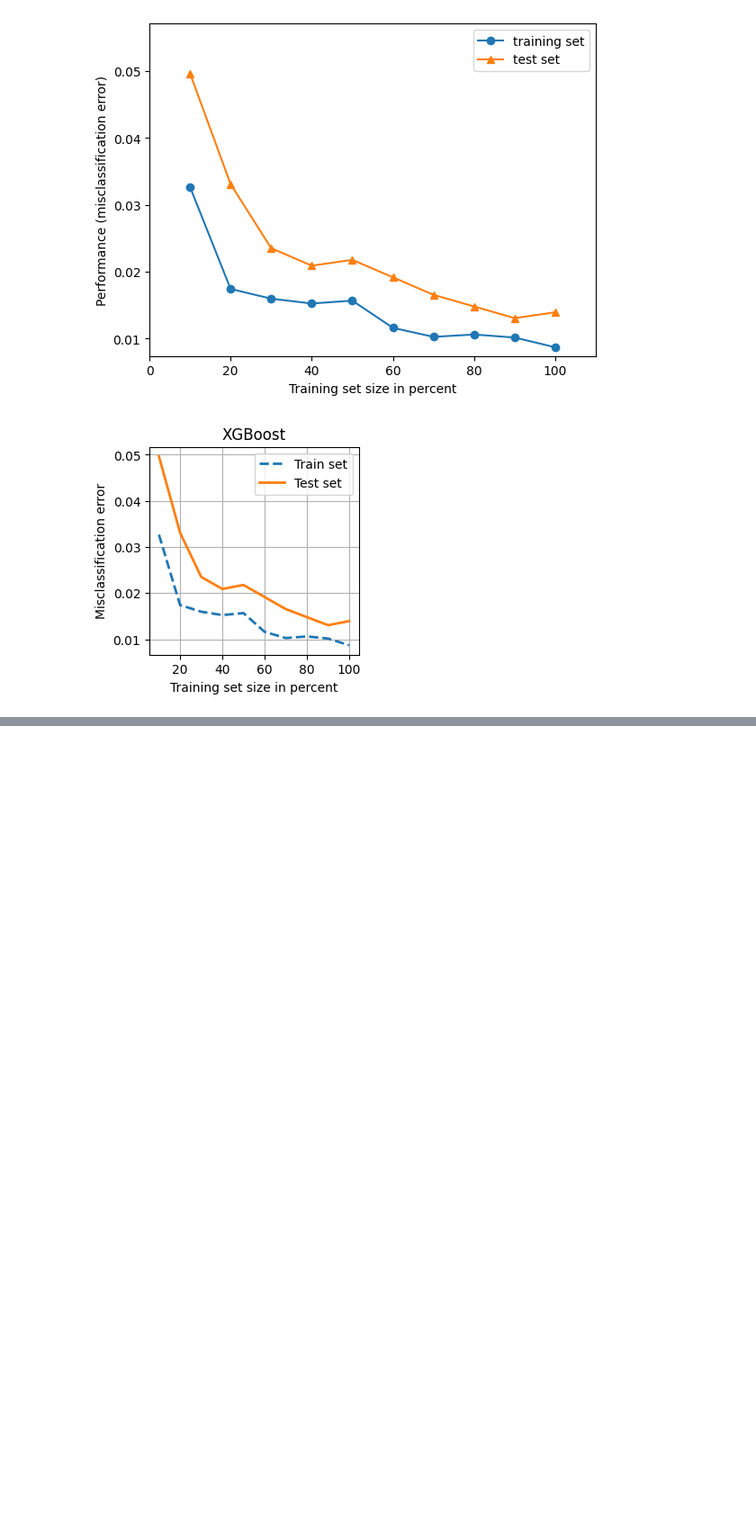
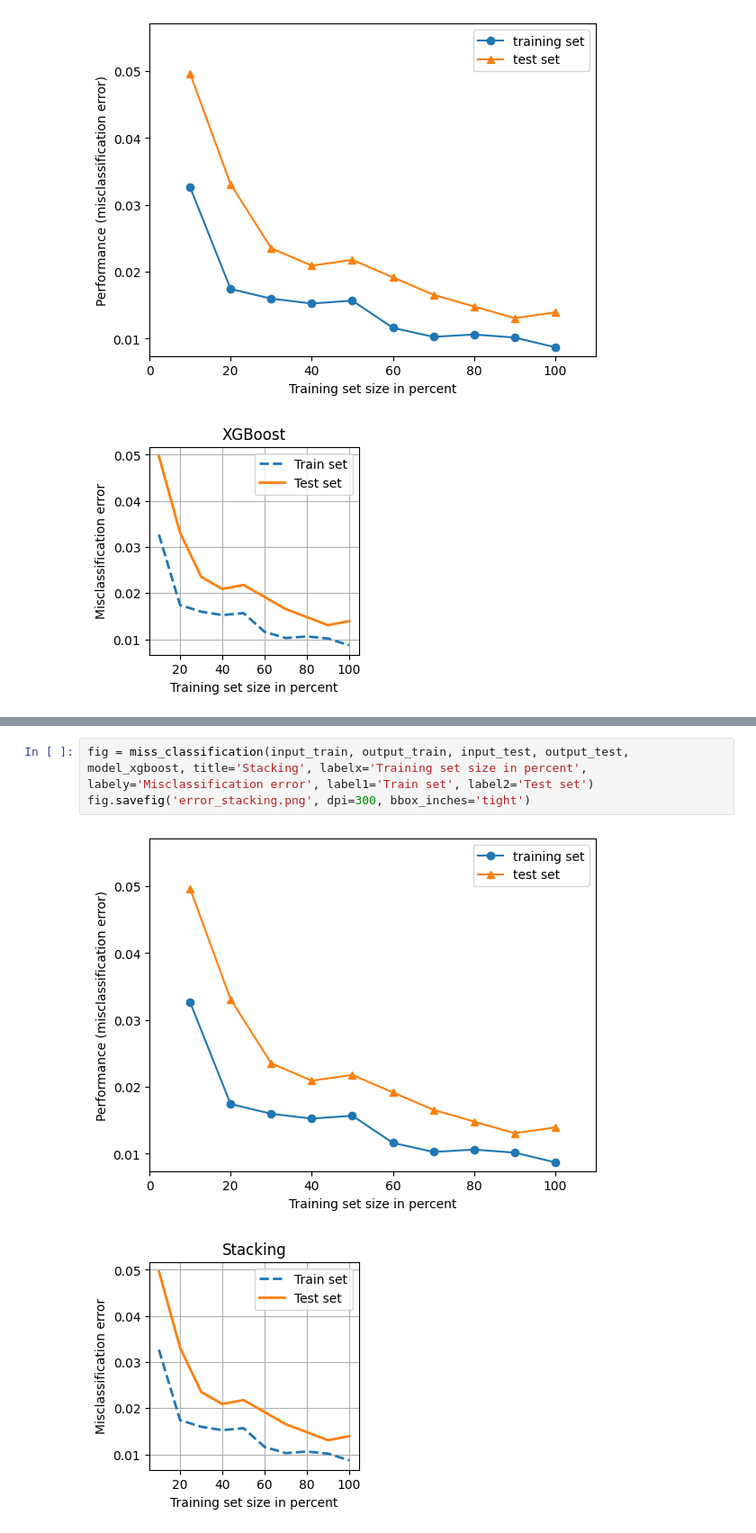
Before and after one commit to cilab-ufersa/euthyroid_sick_syndrome, a Jupyter notebook: euthyroid_sick_syndrome/ICISNA23.ipynb, the cells around one changed output, grey strips where cells are left out. Shown at 90% size. Saved outputs shown, nothing was run; the diff lists cells and outputs as text; blank space fills up the shorter version.

```diff
--- a/euthyroid_sick_syndrome/ICISNA23.ipynb
+++ b/euthyroid_sick_syndrome/ICISNA23.ipynb
@@ -123,0 +143,6 @@ fig.savefig('error_xb.png', dpi=300, bbox_inches='tight')
+# %%
+fig = miss_classification(input_train, output_train, input_test, output_test, model_xgboost, title='Stacking', labelx='Training set size in percent', labely='Misclassification error', label1='Train set', label2='Test set')
+fig.savefig('error_stacking.png', dpi=300, bbox_inches='tight')
+# %% [output]
+[figure, added]
+[figure, added]
```
Also changed, not shown: parts of 5 cells of this notebook, 1 other file.
